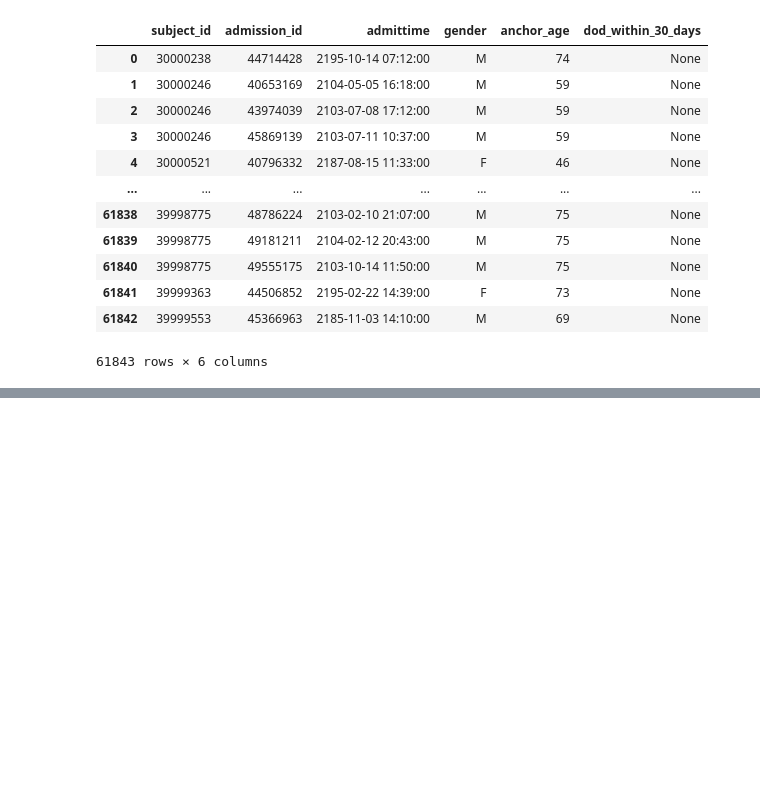
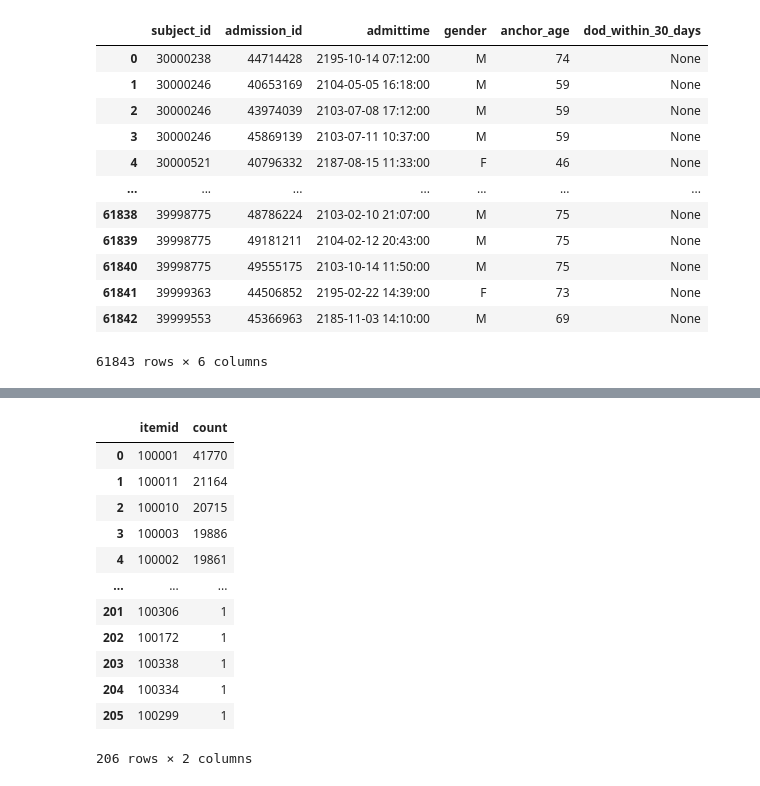
Before and after one commit to julrompar/covid-icu, a Jupyter notebook: notebooks/dataset.ipynb, the cells around one changed output, grey strips where cells are left out. Saved outputs shown, nothing was run; the diff lists cells and outputs as text; code cells hidden in the pictures; blank space fills up the shorter version.

```diff
--- a/notebooks/dataset.ipynb
+++ b/notebooks/dataset.ipynb
@@ -250,0 +281,20 @@ dataset_df
+# %%
+lab_events = sql_manager.execute(spark, 'joins/icu_stays_labevents.sql')
+lab_events.createOrReplaceTempView("lab_events_icu")
+count_item_id = spark.sql("select itemid, count(*) as count from lab_events_icu group by itemid order by count desc")
+lab_events_df = count_item_id.toPandas()
+lab_events_df
+# %% [output]
+|  | itemid | count |
+| 0 | 100001 | 41770 |
+| 1 | 100011 | 21164 |
+| 2 | 100010 | 20715 |
+| 3 | 100003 | 19886 |
+| 4 | 100002 | 19861 |
+| ... | ... | ... |
+| 201 | 100306 | 1 |
+| 202 | 100172 | 1 |
+| 203 | 100338 | 1 |
+| 204 | 100334 | 1 |
+| 205 | 100299 | 1 |
+206 rows × 2 columns
```
Also changed, not shown: parts of 10 cells of this notebook, 8 other files.
